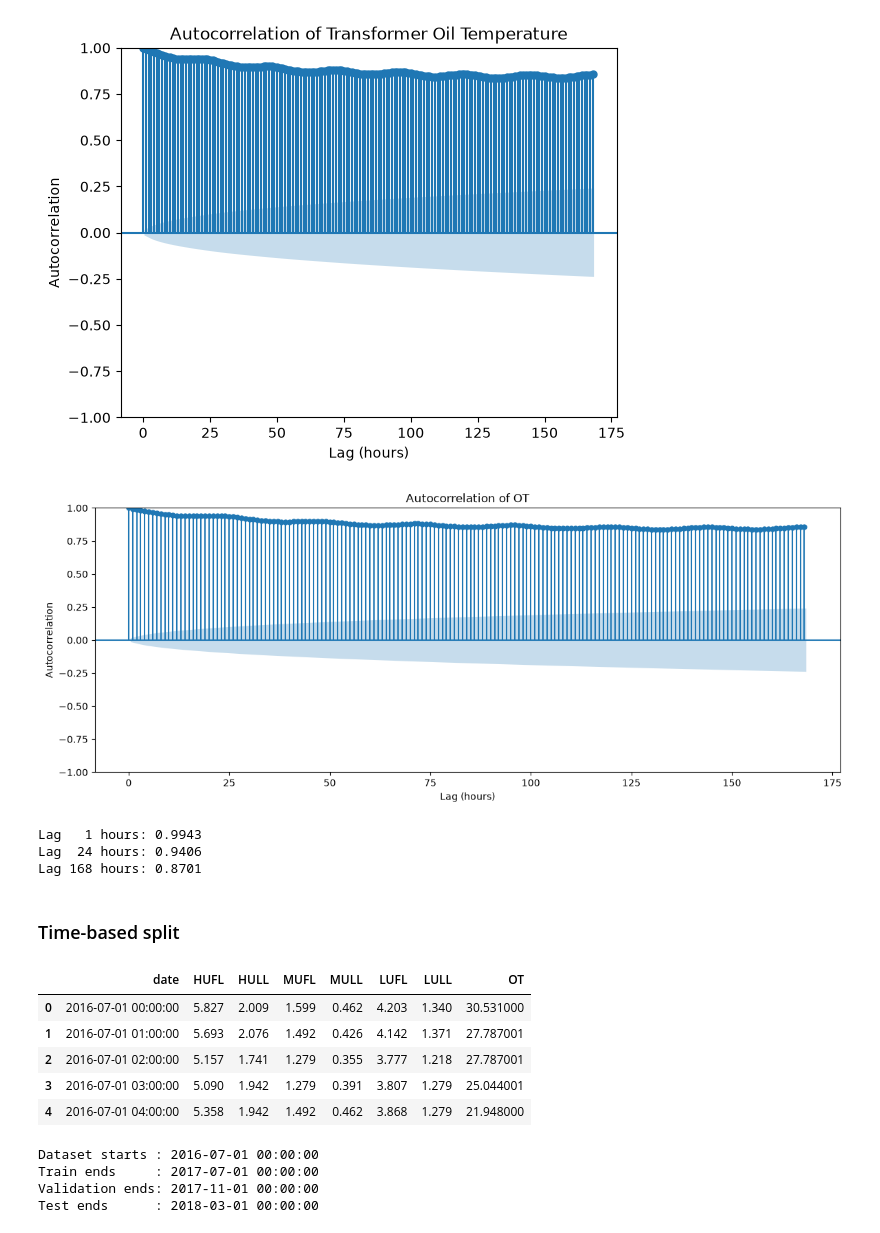
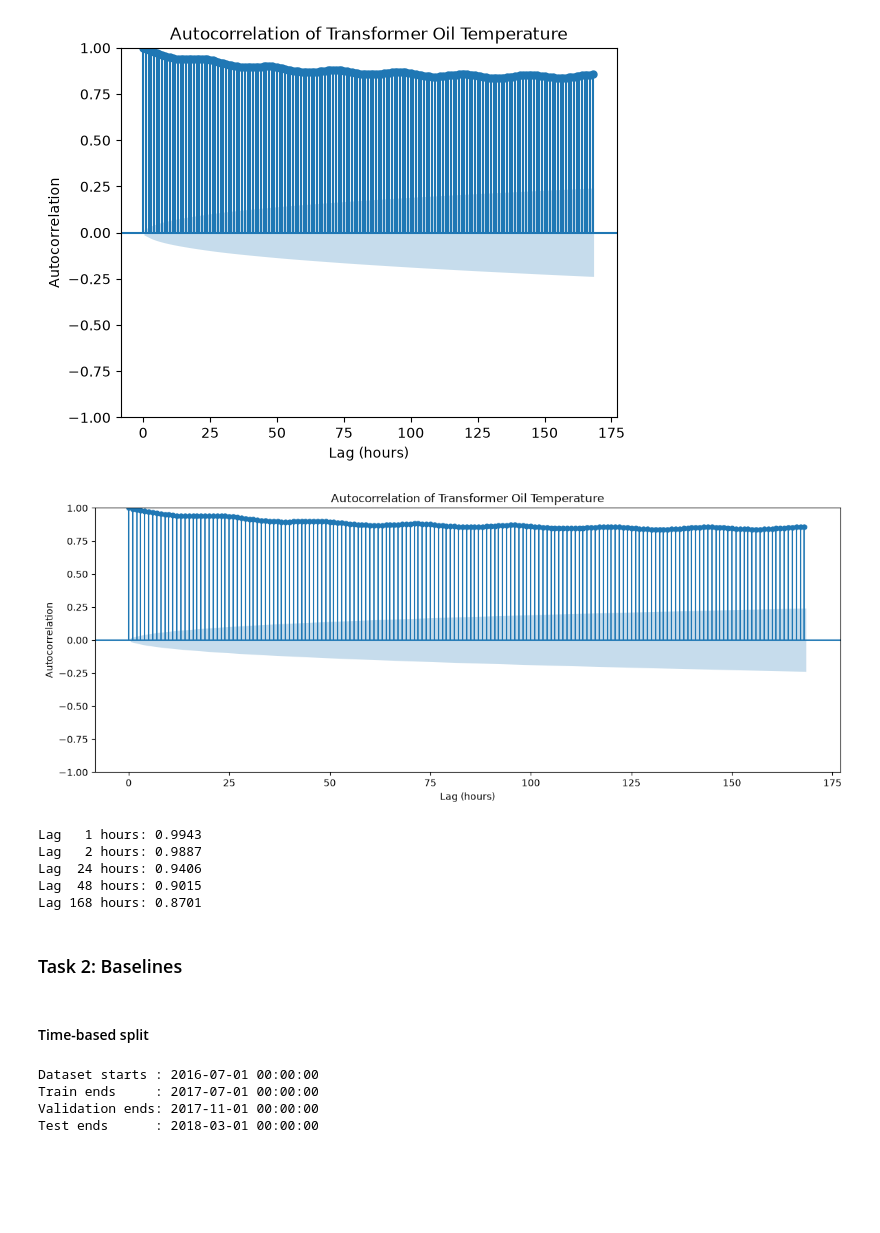
Before and after one commit to itskimheng/IAI_Lab_Intro_Assignment_2, a Jupyter notebook: main.ipynb, the cells around one changed output. Drawn from its saved outputs; the diff is of its cells as text; code cells hidden in the pictures; blank space fills up the shorter version.

```diff
--- a/main.ipynb
+++ b/main.ipynb
@@ -292,21 +307,21 @@ plt.show()
 # %%
 fig, ax = plt.subplots(figsize=(14, 5))
 
 plot_acf(
     df["OT"],
     lags=168,
     ax=ax
 )
 
 ax.set_xlabel("Lag (hours)")
 ax.set_ylabel("Autocorrelation")
-ax.set_title("Autocorrelation of OT")
+ax.set_title("Autocorrelation of Transformer Oil Temperature")
 
 plt.show()
 # %% [output]
-[figure, old version]
+[figure, new version]
 # %%
-for lag in [1, 24, 168]:
+for lag in [1, 2, 24, 48, 168]:
     corr = df["OT"].autocorr(lag=lag)
 
     print(
@@ -314,10 +329,14 @@ for lag in [1, 24, 168]:
     )
 # %% [output]
 Lag   1 hours: 0.9943
+Lag   2 hours: 0.9887
 Lag  24 hours: 0.9406
+Lag  48 hours: 0.9015
 Lag 168 hours: 0.8701
+# %% [markdown]
+### Task 2: Baselines
 # %% [markdown]
-### Time-based split
+#### Time-based split
 # %%
 model_df = df[
     [
@@ -331,15 +350,6 @@ model_df = df[
         "OT"
     ]
 ].copy()
-
-model_df.head()
-# %% [output]
-|  | date | HUFL | HULL | MUFL | MULL | LUFL | LULL | OT |
-| 0 | 2016-07-01 00:00:00 | 5.827 | 2.009 | 1.599 | 0.462 | 4.203 | 1.340 | 30.531000 |
-| 1 | 2016-07-01 01:00:00 | 5.693 | 2.076 | 1.492 | 0.426 | 4.142 | 1.371 | 27.787001 |
-| 2 | 2016-07-01 02:00:00 | 5.157 | 1.741 | 1.279 | 0.355 | 3.777 | 1.218 | 27.787001 |
-| 3 | 2016-07-01 03:00:00 | 5.090 | 1.942 | 1.279 | 0.391 | 3.807 | 1.279 | 25.044001 |
-| 4 | 2016-07-01 04:00:00 | 5.358 | 1.942 | 1.492 | 0.462 | 3.868 | 1.279 | 21.948000 |
 # %%
 model_df = (
     model_df
```
Also changed, not shown: parts of 54 cells of this notebook.
